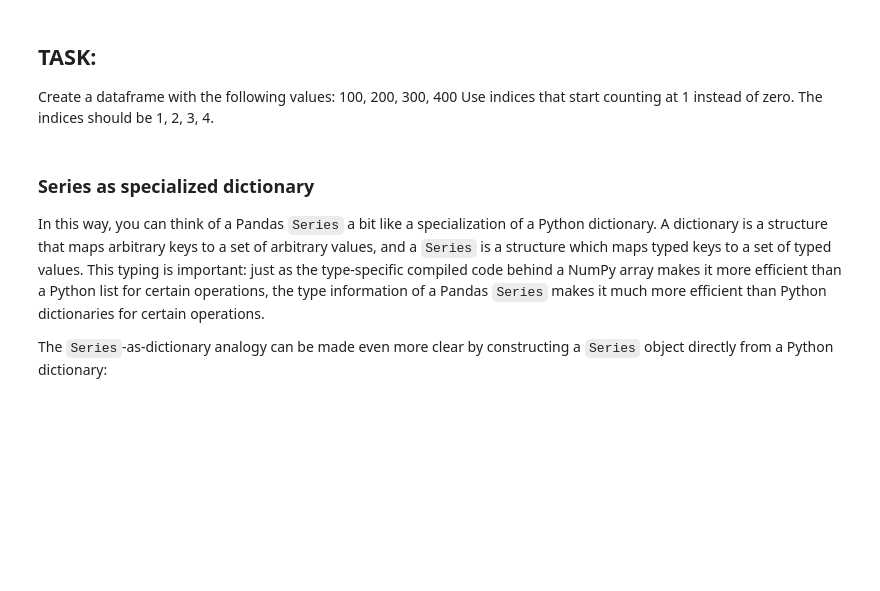
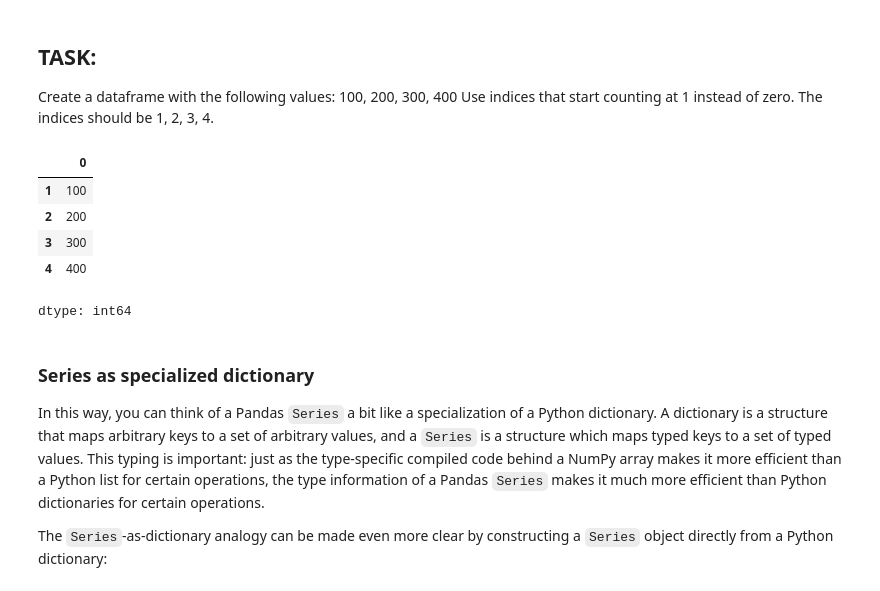
Before and after one commit to devaoneil/cs130_intro, a Jupyter notebook: Introducing_Pandas.ipynb, the cells around one changed output. Saved outputs shown, nothing was run; the diff lists cells and outputs as text; code cells hidden in the pictures; blank space fills up the shorter version.

```diff
--- a/Introducing_Pandas.ipynb
+++ b/Introducing_Pandas.ipynb
@@ -67,3 +92,13 @@ Use indices that start counting at 1 instead of zero. The indices should be 1, 2
+# %%
+data = pd.Series([100, 200, 300, 400], index=[1, 2, 3, 4])
+data
+# %% [output]
+|  | 0 |
+| 1 | 100 |
+| 2 | 200 |
+| 3 | 300 |
+| 4 | 400 |
+dtype: int64
 # %% [markdown]
 ### Series as specialized dictionary
 
```
Also changed, not shown: parts of 25 cells of this notebook.
